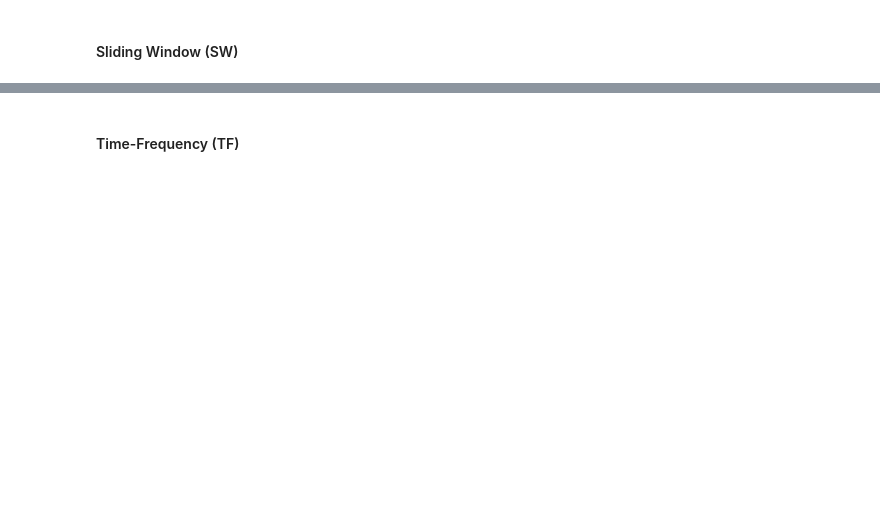
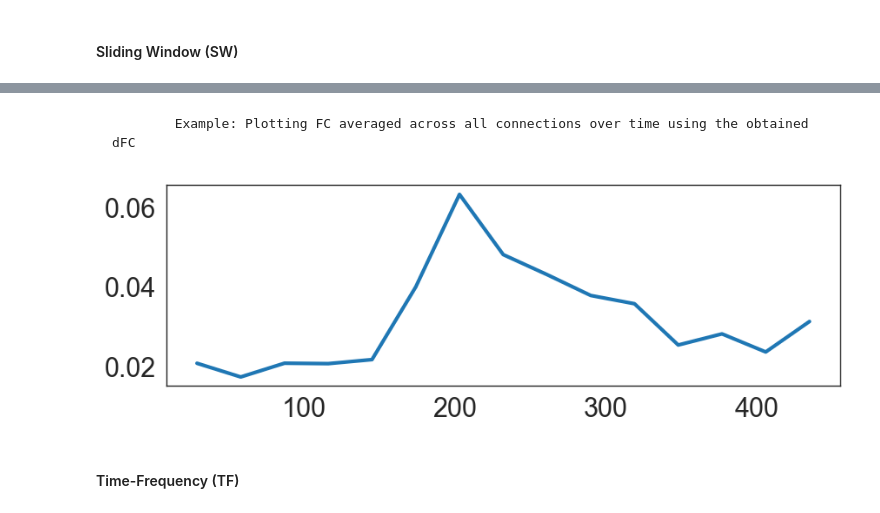
Before and after one commit to neurodatascience/dFC, a Jupyter notebook: dFC_methods_demo.ipynb, the cells around one changed output, grey strips where cells are left out. Saved outputs shown, nothing was run; the diff lists cells and outputs as text; code cells hidden in the pictures; blank space fills up the shorter version.

```diff
--- a/dFC_methods_demo.ipynb
+++ b/dFC_methods_demo.ipynb
@@ -48,3 +49,13 @@ dFC.visualize_dFC(TRs=dFC.TR_array[:], normalize=True, fix_lim=False)
+# %% [markdown]
+            Example: Plotting FC averaged across all connections over time using the obtained dFC
+# %%
+import matplotlib.pyplot as plt
+avg_dFC = np.mean(np.mean(dFC.get_dFC_mat(), axis=1), axis=1)
+plt.figure(figsize=(10, 3))
+plt.plot(dFC.TR_array, avg_dFC)
+plt.show()
+# %% [output]
+[figure, added]
 # %% [markdown]
 #### Time-Frequency (TF)
 # %%
```
Also changed, not shown: parts of 10 cells of this notebook.
